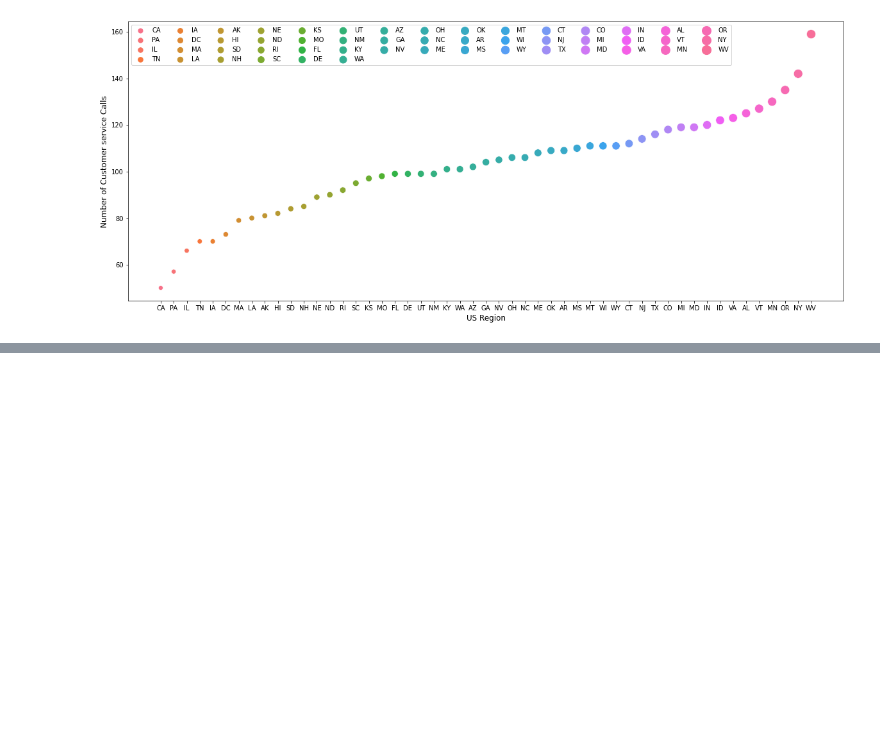
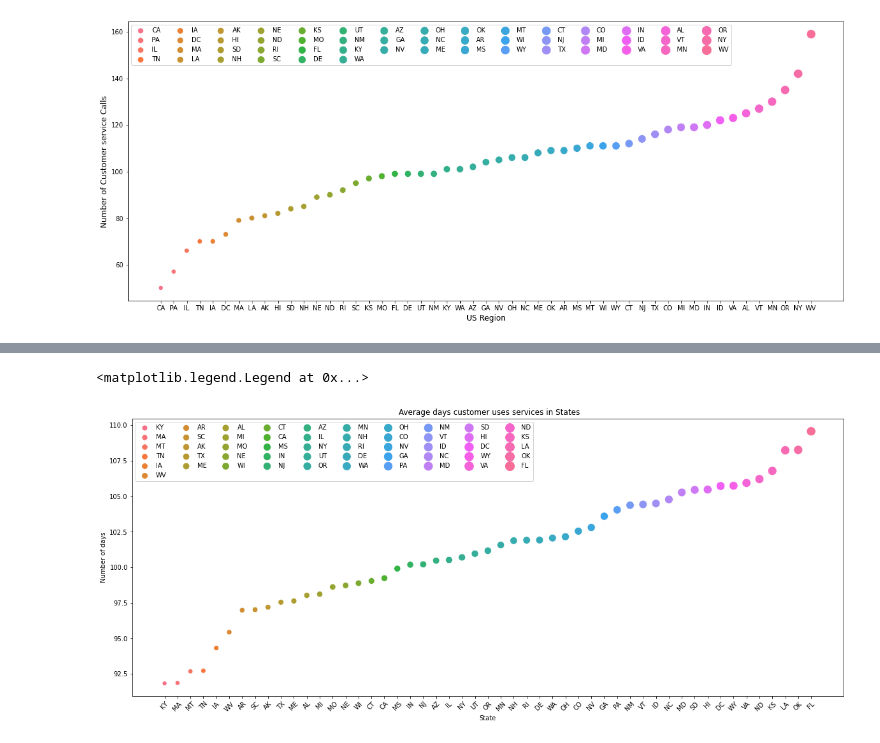
Before and after one commit to parasgupta1995/Almabetter-Capstone-project, a Jupyter notebook: Telecom_Churn_Analysis_Capstone_Project.ipynb, the cells around one changed output, grey strips where cells are left out. Saved outputs shown, nothing was run; the diff lists cells and outputs as text; code cells hidden in the pictures; blank space fills up the shorter version.

```diff
--- a/Telecom_Churn_Analysis_Capstone_Project.ipynb
+++ b/Telecom_Churn_Analysis_Capstone_Project.ipynb
@@ -400,0 +234,22 @@ sns.heatmap(heatmap_corr,cmap="crest")
+# %%
+#Average formula application on the Extracted data
+
+data_mean=data_for_mean.groupby(by=["State"]).agg('mean')[['Account length','day charge per minute','eve charge per minute','night charge per minute','intl charge per minute', 'calls minutes', 'Total revenue', 'number of calls']]
+# %%
+# Sort the dataframe values by Account length and Plotting the Graph average number of days customer use service before Churn
+
+data_mean.sort_values(by='Account length',inplace=True)
+plot_data=data_mean
+
+plt.figure(figsize=(20,8))
+
+sns.scatterplot(x='State',y='Account length',data=plot_data,hue='State',size='State',sizes=(200,50))
+
+plt.legend(bbox_to_anchor=(1,1))
+plt.title(label=f' Average days customer uses services in States')
+plt.ylabel("Number of days")
+plt.tick_params(axis='x',rotation=45)
+plt.legend(ncol=10)
+# %% [output]
+<matplotlib.legend.Legend at 0x...>
+[figure, added]
```
Also changed, not shown: parts of 92 cells of this notebook.
